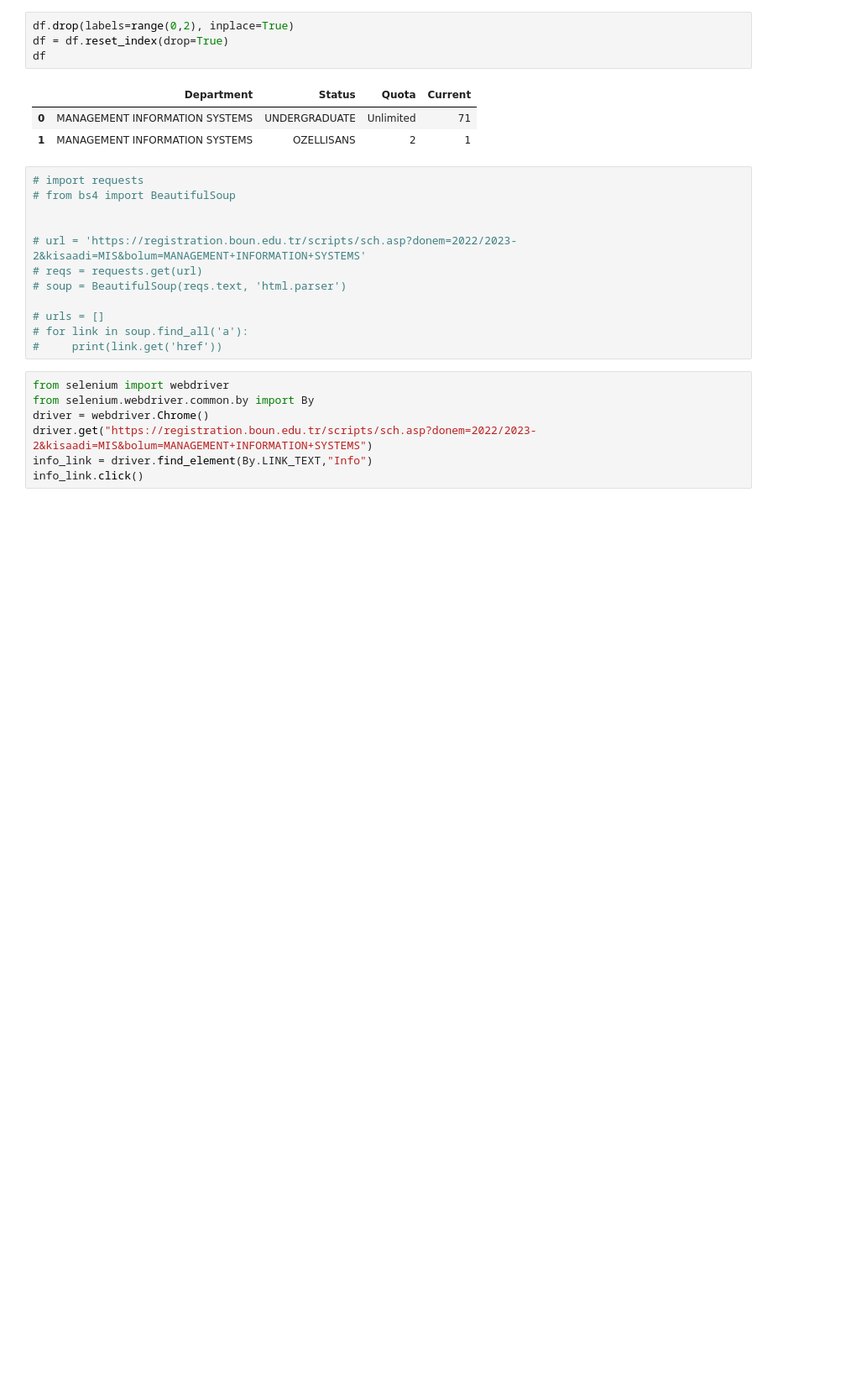
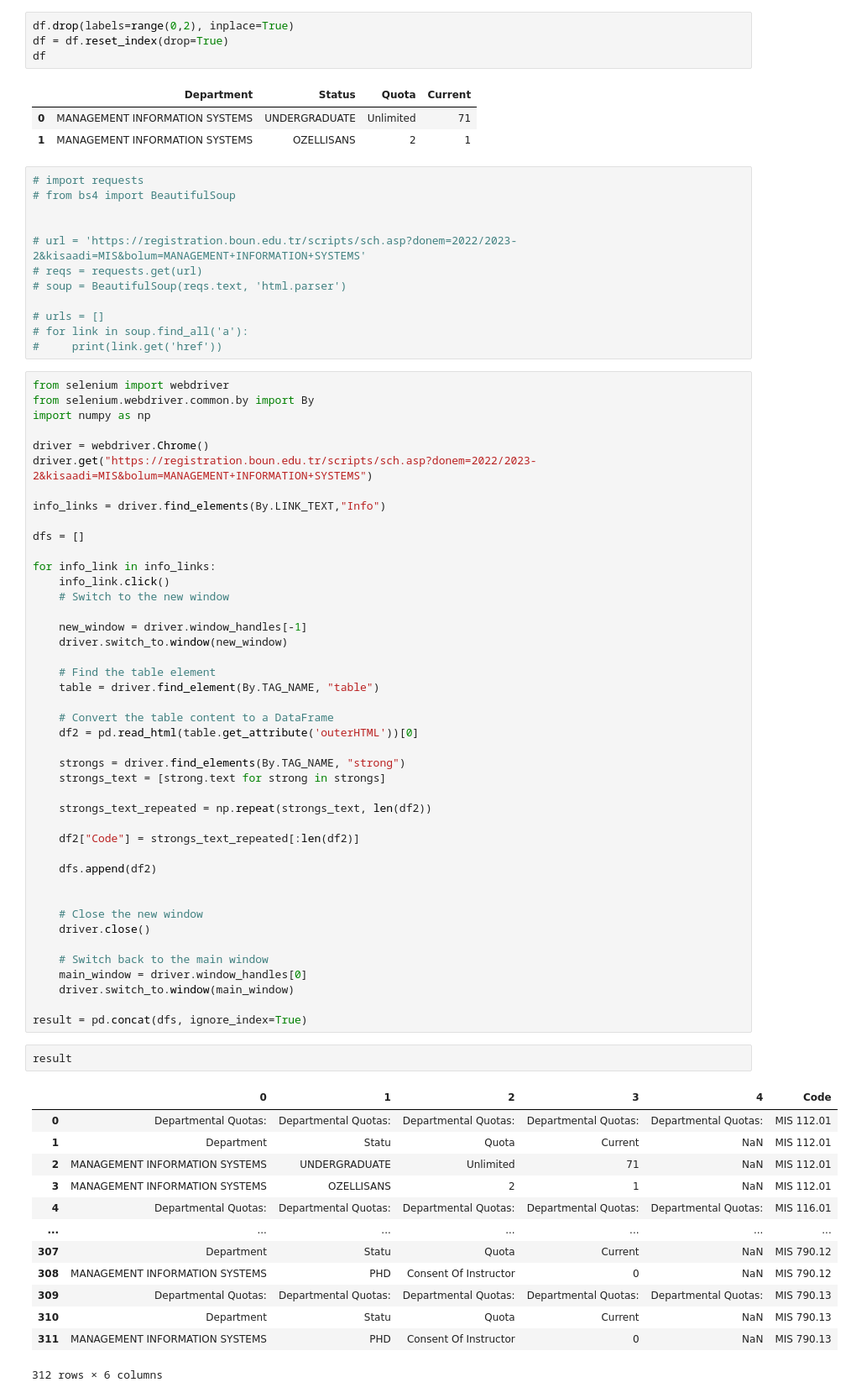
Before and after one commit to yyusufcoskun/quota-tracker, a Jupyter notebook: quotascrape.ipynb, the cells around one changed output. Shown at 84% size. Drawn from its saved outputs; the diff is of its cells as text; blank space fills up the shorter version.

```diff
--- a/quotascrape.ipynb
+++ b/quotascrape.ipynb
@@ -53,10 +53,62 @@ df
 # urls = []
 # for link in soup.find_all('a'):
 #     print(link.get('href'))
-# %%
-from selenium import webdriver
-from selenium.webdriver.common.by import By
-driver = webdriver.Chrome()
-driver.get("https://registration.boun.edu.tr/scripts/sch.asp?donem=2022/2023-2&kisaadi=MIS&bolum=MANAGEMENT+INFORMATION+SYSTEMS")
-info_link = driver.find_element(By.LINK_TEXT,"Info")
-info_link.click()
+# %%
+from selenium import webdriver
+from selenium.webdriver.common.by import By
+import numpy as np
+
+driver = webdriver.Chrome()
+driver.get("https://registration.boun.edu.tr/scripts/sch.asp?donem=2022/2023-2&kisaadi=MIS&bolum=MANAGEMENT+INFORMATION+SYSTEMS")
+
+info_links = driver.find_elements(By.LINK_TEXT,"Info")
+
+dfs = []
+
+for info_link in info_links:
+    info_link.click()
+    # Switch to the new window
+
+    new_window = driver.window_handles[-1]
+    driver.switch_to.window(new_window)
+
+    # Find the table element
+    table = driver.find_element(By.TAG_NAME, "table")
+
+    # Convert the table content to a DataFrame
+    df2 = pd.read_html(table.get_attribute('outerHTML'))[0]
+
+    strongs = driver.find_elements(By.TAG_NAME, "strong")
+    strongs_text = [strong.text for strong in strongs]
+
+    strongs_text_repeated = np.repeat(strongs_text, len(df2))
+
+    df2["Code"] = strongs_text_repeated[:len(df2)]
+
+    dfs.append(df2)
+
+
+    # Close the new window
+    driver.close()
+
+    # Switch back to the main window
+    main_window = driver.window_handles[0]
+    driver.switch_to.window(main_window)
+
+result = pd.concat(dfs, ignore_index=True)
+# %%
+result
+# %% [output]
+|  | 0 | 1 | 2 | 3 | 4 | Code |
+| 0 | Departmental Quotas: | Departmental Quotas: | Departmental Quotas: | Departmental Quotas: | Departmental Quotas: | MIS 112.01 |
+| 1 | Department | Statu | Quota | Current | NaN | MIS 112.01 |
+| 2 | MANAGEMENT INFORMATION SYSTEMS | UNDERGRADUATE | Unlimited | 71 | NaN | MIS 112.01 |
+| 3 | MANAGEMENT INFORMATION SYSTEMS | OZELLISANS | 2 | 1 | NaN | MIS 112.01 |
+| 4 | Departmental Quotas: | Departmental Quotas: | Departmental Quotas: | Departmental Quotas: | Departmental Quotas: | MIS 116.01 |
+| ... | ... | ... | ... | ... | ... | ... |
+| 307 | Department | Statu | Quota | Current | NaN | MIS 790.12 |
+| 308 | MANAGEMENT INFORMATION SYSTEMS | PHD | Consent Of Instructor | 0 | NaN | MIS 790.12 |
+| 309 | Departmental Quotas: | Departmental Quotas: | Departmental Quotas: | Departmental Quotas: | Departmental Quotas: | MIS 790.13 |
+| 310 | Department | Statu | Quota | Current | NaN | MIS 790.13 |
+| 311 | MANAGEMENT INFORMATION SYSTEMS | PHD | Consent Of Instructor | 0 | NaN | MIS 790.13 |
+312 rows × 6 columns
```
Also changed, not shown: parts of 4 cells of this notebook, 1 other file.
